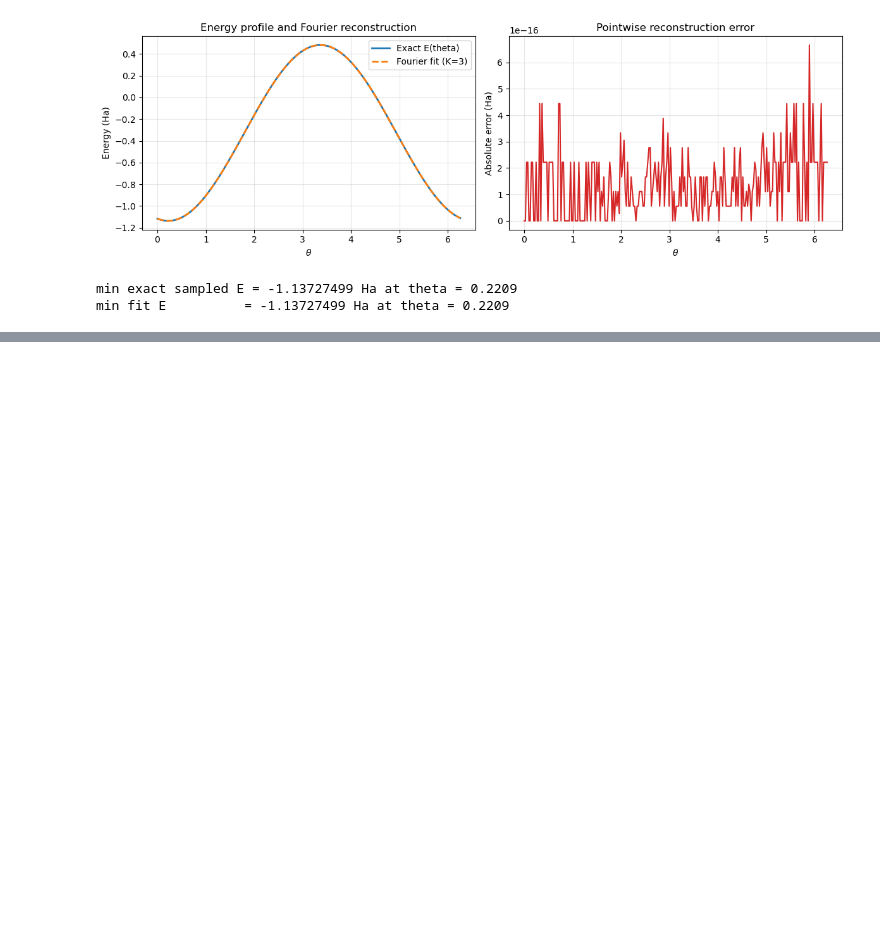
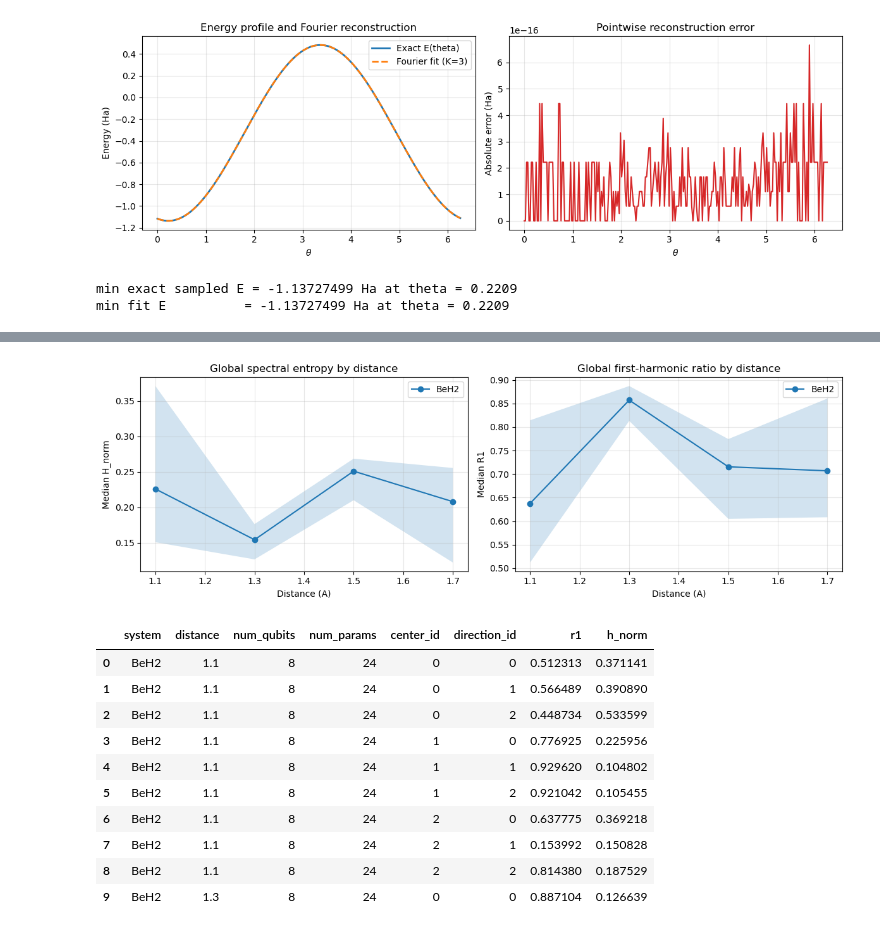
Before and after one commit to YannLeao/vqe-quantum-simulation, a Jupyter notebook: notebooks/01_fourier_analysis.ipynb, the cells around one changed output, grey strips where cells are left out. Drawn from its saved outputs; the diff is of its cells as text; code cells hidden in the pictures; blank space fills up the shorter version.

```diff
--- a/notebooks/01_fourier_analysis.ipynb
+++ b/notebooks/01_fourier_analysis.ipynb
@@ -2065,0 +3330,43 @@ plt.show()
+# %%
+if "global_multi_df" not in globals() or "global_multi_summary_df" not in globals():
+    raise RuntimeError("Run the global test cell first.")
+
+fig, ax = plt.subplots(1, 2, figsize=(12, 4))
+
+for system_name, sub in global_multi_summary_df.groupby("system"):
+    sub = sub.sort_values("distance")
+    ax[0].plot(sub["distance"], sub["median_h_norm"], marker="o", label=system_name)
+    ax[0].fill_between(sub["distance"], sub["p25_h_norm"], sub["p75_h_norm"], alpha=0.2)
+
+    ax[1].plot(sub["distance"], sub["median_r1"], marker="o", label=system_name)
+    ax[1].fill_between(sub["distance"], sub["p25_r1"], sub["p75_r1"], alpha=0.2)
+
+ax[0].set_xlabel("Distance (A)")
+ax[0].set_ylabel("Median H_norm")
+ax[0].set_title("Global spectral entropy by distance")
+ax[0].grid(alpha=0.3)
+ax[0].legend()
+
+ax[1].set_xlabel("Distance (A)")
+ax[1].set_ylabel("Median R1")
+ax[1].set_title("Global first-harmonic ratio by distance")
+ax[1].grid(alpha=0.3)
+ax[1].legend()
+
+plt.tight_layout()
+plt.show()
+
+display(global_multi_df.head(10))
+# %% [output]
+[figure, added]
+|  | system | distance | num_qubits | num_params | center_id | direction_id | r1 | h_norm |
+| 0 | BeH2 | 1.1 | 8 | 24 | 0 | 0 | 0.512313 | 0.371141 |
+| 1 | BeH2 | 1.1 | 8 | 24 | 0 | 1 | 0.566489 | 0.390890 |
+| 2 | BeH2 | 1.1 | 8 | 24 | 0 | 2 | 0.448734 | 0.533599 |
+| 3 | BeH2 | 1.1 | 8 | 24 | 1 | 0 | 0.776925 | 0.225956 |
+| 4 | BeH2 | 1.1 | 8 | 24 | 1 | 1 | 0.929620 | 0.104802 |
+| 5 | BeH2 | 1.1 | 8 | 24 | 1 | 2 | 0.921042 | 0.105455 |
+| 6 | BeH2 | 1.1 | 8 | 24 | 2 | 0 | 0.637775 | 0.369218 |
+| 7 | BeH2 | 1.1 | 8 | 24 | 2 | 1 | 0.153992 | 0.150828 |
+| 8 | BeH2 | 1.1 | 8 | 24 | 2 | 2 | 0.814380 | 0.187529 |
+| 9 | BeH2 | 1.3 | 8 | 24 | 0 | 0 | 0.887104 | 0.126639 |
```
Also changed, not shown: parts of 15 cells of this notebook, 43 other files.
